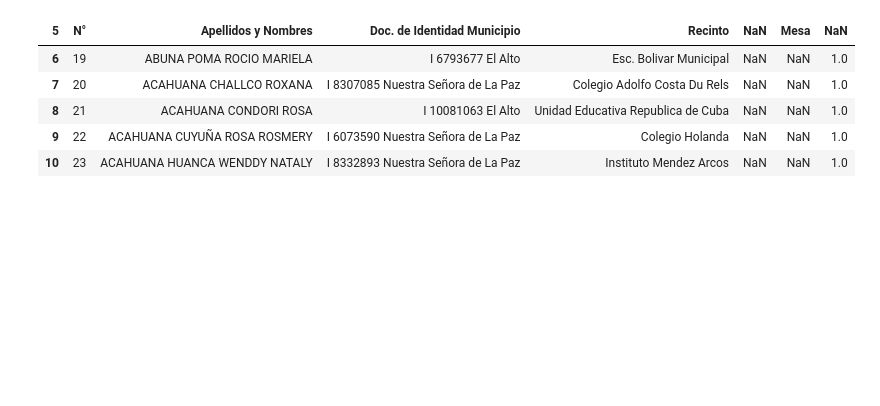
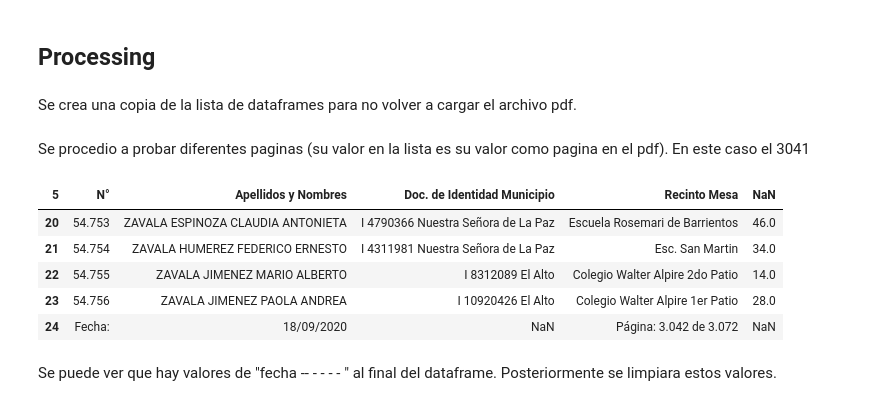
Before and after one commit to stanlee321/create_jurados_dataset_elecciones_bolivia_2020, a Jupyter notebook: extract_jurados.ipynb, the cells around one changed output. Cells and saved outputs as stored; diff of their text form; code cells hidden in the pictures; blank space fills up the shorter version.

```diff
--- a/extract_jurados.ipynb
+++ b/extract_jurados.ipynb
@@ -1,8 +39,7 @@
 # %%
-from tabula import read_pdf
 
-dfs = read_pdf("jurados.pdf", pages="all", guess=False,
-)
+# Read the pdf as a list of dataframes
+dfs = read_pdf("jurados.pdf", pages="all", guess=False)
 
 print(len(dfs))
 dfs[0].head(n=10)
@@ -23,0 +59,4 @@ dfs_dev = dfs.copy()
+# %% [markdown]
+## Processing
+# %% [markdown]
+Se crea una copia de la lista de dataframes para no volver a cargar el archivo pdf.
@@ -24,12 +66,22 @@ dfs_dev = dfs.copy()
+# %% [markdown]
+Se procedio a probar diferentes paginas (su valor en la lista es su valor como pagina en el pdf). En este caso el 3041
 # %%
-df = dfs_dev[1].iloc[5:]
+# Read the page 3041  and cut the first 5 rows
+df = dfs_dev[3041].iloc[5:]
+
+# Rename columns
 df.columns = df.iloc[0]
+
+# Use as dataframe the ramaining data.
 df = df[1:]
-df.head()
+
+df.tail()
 # %% [output]
-| 5 | N° | Apellidos y Nombres | Doc. de Identidad Municipio | Recinto | NaN | Mesa | NaN |
-| 6 | 19 | ABUNA POMA ROCIO MARIELA | I 6793677 El Alto | Esc. Bolivar Municipal | NaN | NaN | 1.0 |
-| 7 | 20 | ACAHUANA CHALLCO ROXANA | I 8307085 Nuestra Señora de La Paz | Colegio Adolfo Costa Du Rels | NaN | NaN | 1.0 |
-| 8 | 21 | ACAHUANA CONDORI ROSA | I 10081063 El Alto | Unidad Educativa Republica de Cuba | NaN | NaN | 1.0 |
-| 9 | 22 | ACAHUANA CUYUÑA ROSA ROSMERY | I 6073590 Nuestra Señora de La Paz | Colegio Holanda | NaN | NaN | 1.0 |
-| 10 | 23 | ACAHUANA HUANCA WENDDY NATALY | I 8332893 Nuestra Señora de La Paz | Instituto Mendez Arcos | NaN | NaN | 1.0 |
+| 5 | N° | Apellidos y Nombres | Doc. de Identidad Municipio | Recinto Mesa | NaN |
+| 20 | 54.753 | ZAVALA ESPINOZA CLAUDIA ANTONIETA | I 4790366 Nuestra Señora de La Paz | Escuela Rosemari de Barrientos | 46.0 |
+| 21 | 54.754 | ZAVALA HUMEREZ FEDERICO ERNESTO | I 4311981 Nuestra Señora de La Paz | Esc. San Martin | 34.0 |
+| 22 | 54.755 | ZAVALA JIMENEZ MARIO ALBERTO | I 8312089 El Alto | Colegio Walter Alpire 2do Patio | 14.0 |
+| 23 | 54.756 | ZAVALA JIMENEZ PAOLA ANDREA | I 10920426 El Alto | Colegio Walter Alpire 1er Patio | 28.0 |
+| 24 | Fecha: | 18/09/2020 | NaN | Página: 3.042 de 3.072 | NaN |
+# %% [markdown]
+Se puede ver que hay valores de "fecha -- - - - - " al final del dataframe. Posteriormente se limpiara estos valores.
```
Also changed, not shown: parts of 57 cells of this notebook, 6 other files.
